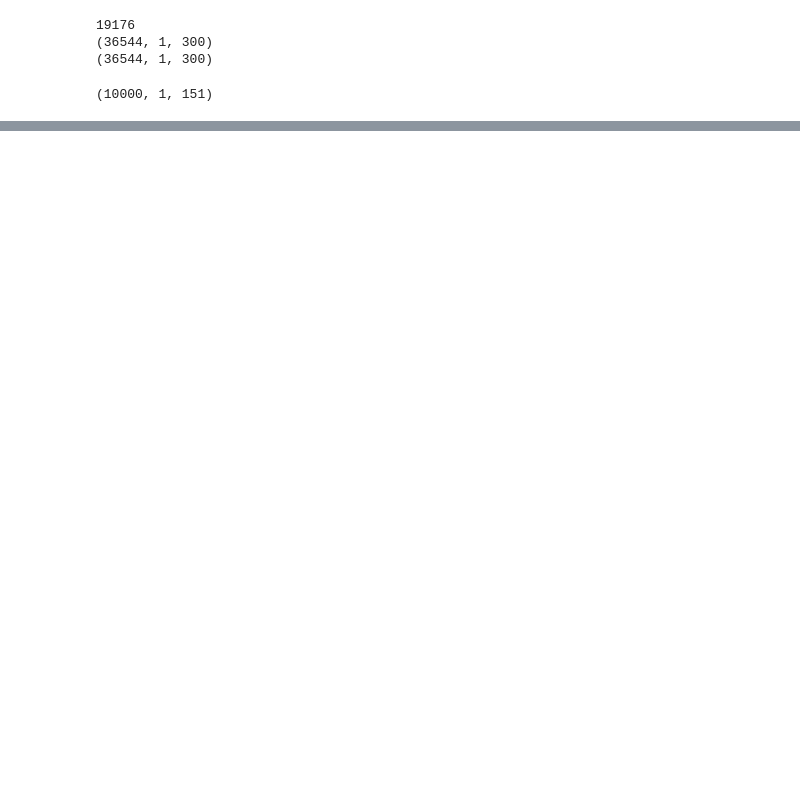
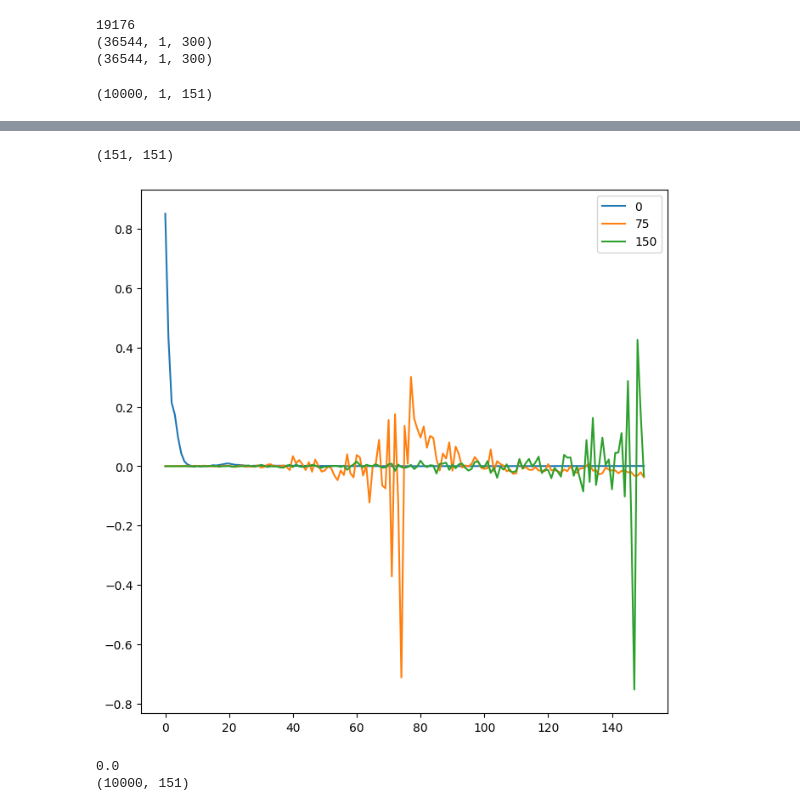
Before and after one commit to MJC598/Neuron_Burst_Analysis, a Jupyter notebook: Unsupervised Analysis.ipynb, the cells around one changed output, grey strips where cells are left out. Drawn from its saved outputs; the diff is of its cells as text; code cells hidden in the pictures; blank space fills up the shorter version.

Commit message:
Updating Unsupervised Analysis.ipynb to show inverted fft on eigenvalues compared to PCA on time domain

```diff
--- a/Unsupervised Analysis.ipynb
+++ b/Unsupervised Analysis.ipynb
@@ -27,8 +27,9 @@ data = data[:10000]
 (36544, 1, 300)
 # %%
 from scipy.fft import rfft
+import numpy as np
 
-data = rfft(data, axis=2).real
-print(data.shape)
+fq_data = np.absolute(rfft(data, axis=2))
+print(fq_data.shape)
 # %% [output]
 (10000, 1, 151)
@@ -66,0 +36,11 @@ class ComplexPCA:
+# %%
+from sklearn.decomposition import PCA
+import numpy as np
+np.set_printoptions(precision=3, suppress=True)
+
+pca_f = PCA()
+
+transformed_fq_data = pca_f.fit_transform(np.squeeze(fq_data))
+print(transformed_fq_data.shape)
+print(pca_f.components_.shape)
+print(pca_f.explained_variance_ratio_ * 100)
@@ -66,0 +66,26 @@ class ComplexPCA:
+# %%
+import matplotlib.pyplot as plt
+
+fig = plt.figure(figsize=(8,8))
+ax = fig.add_subplot()
+
+t = np.arange(pca_f.components_.shape[1])
+
+components = [i for i in range(0,151,75)]  # [0] + [i for i in range(299, 300)]
+key_eigenvectors_f = pca_f.components_[components, :]
+
+labels = list(map(str, components))
+print(pca_f.components_.shape)
+
+line_object = ax.plot(t, np.transpose(key_eigenvectors_f))
+ax.legend(line_object, labels)
+plt.show()
+# %% [output]
+(151, 151)
+[figure, added]
+# %%
+print(pca_f.noise_variance_)
+print(transformed_fq_data.shape)
+# %% [output]
+0.0
+(10000, 151)
```
Also changed, not shown: parts of 12 cells of this notebook.
